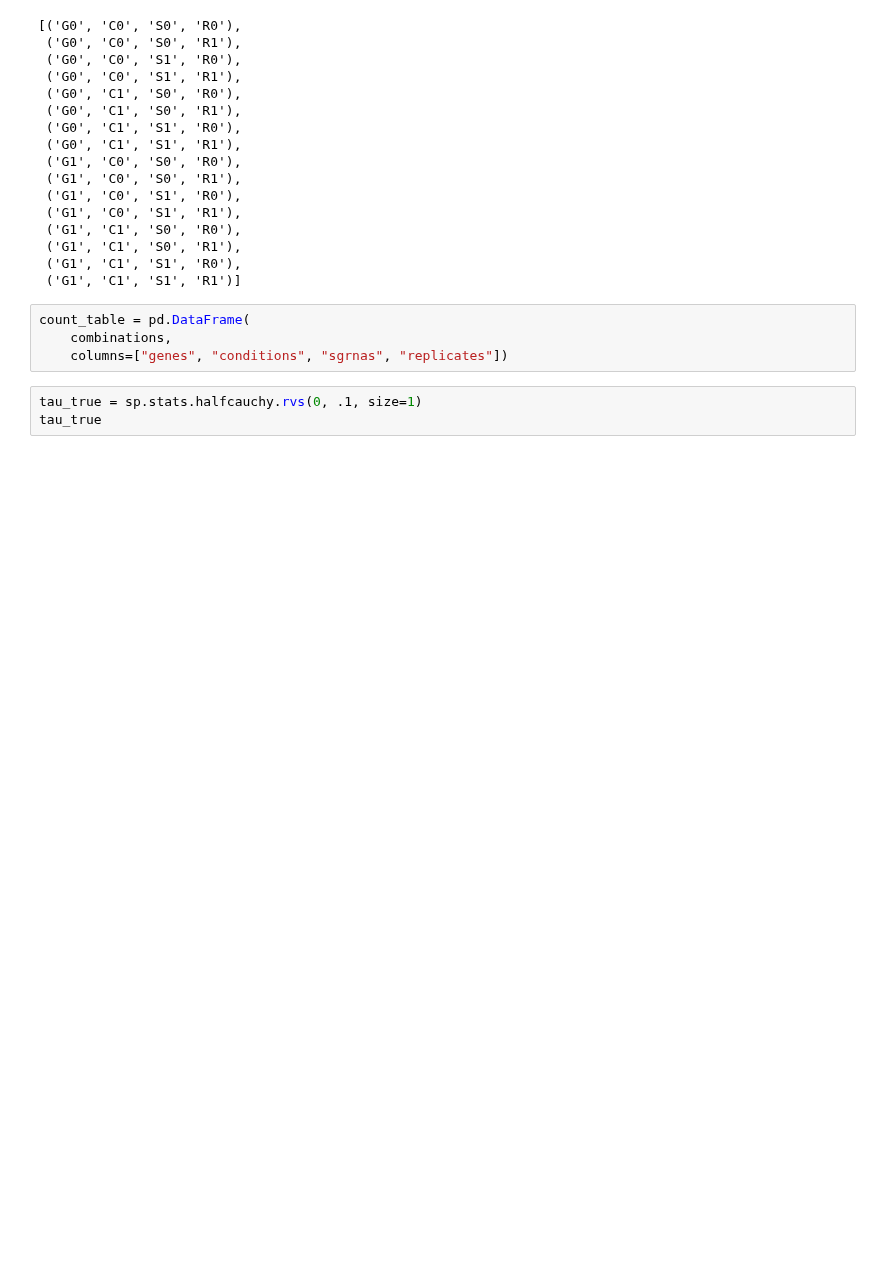
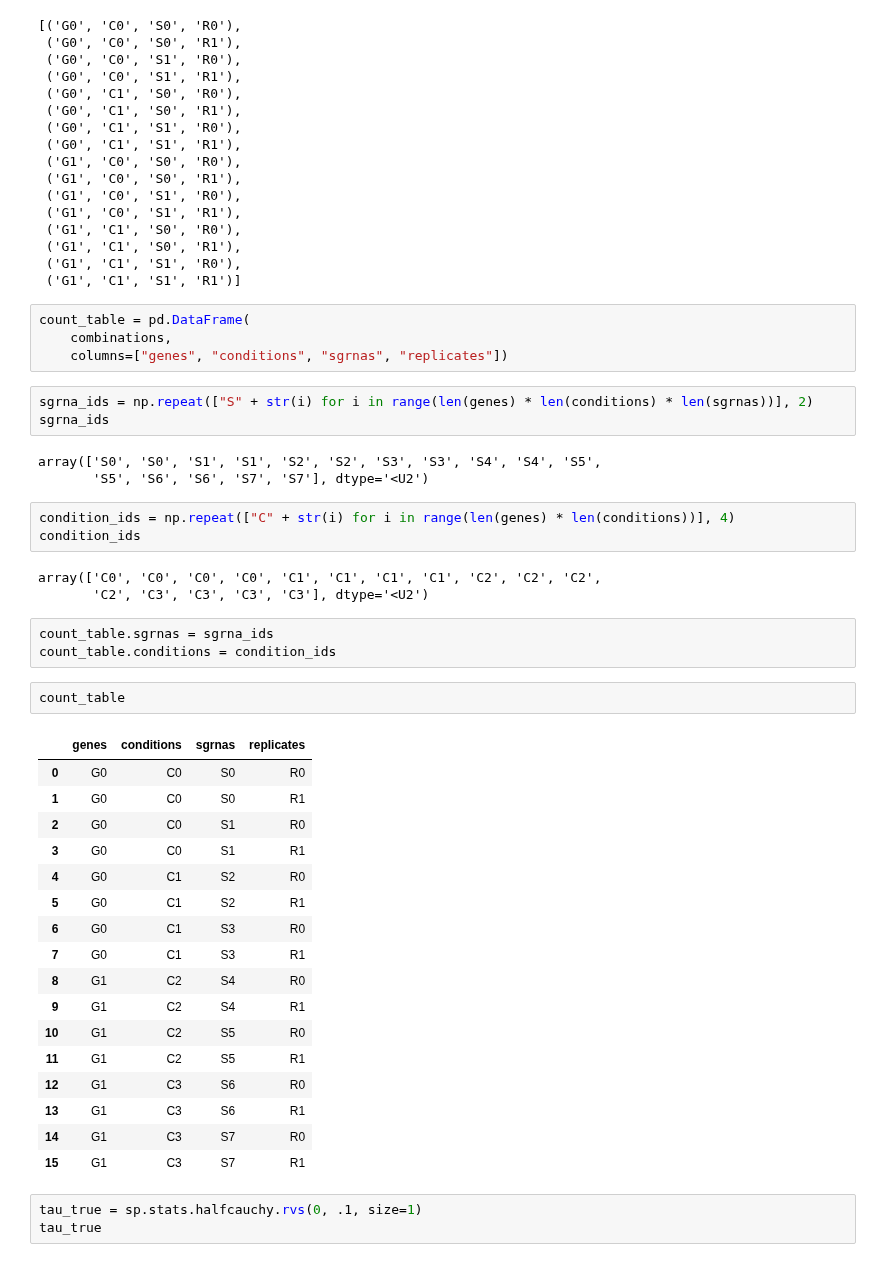
Before and after one commit to cbg-ethz/shm, a Jupyter notebook: analysis/03d-edward_models.ipynb, the cells around one changed output. Cells and saved outputs as stored; diff of their text form; blank space fills up the shorter version.

```diff
--- a/analysis/03d-edward_models.ipynb
+++ b/analysis/03d-edward_models.ipynb
@@ -75,6 +75,41 @@ combinations
 count_table = pd.DataFrame(
     combinations,
     columns=["genes", "conditions", "sgrnas", "replicates"])
+# %%
+sgrna_ids = np.repeat(["S" + str(i) for i in range(len(genes) * len(conditions) * len(sgrnas))], 2)
+sgrna_ids
+# %% [output]
+array(['S0', 'S0', 'S1', 'S1', 'S2', 'S2', 'S3', 'S3', 'S4', 'S4', 'S5',
+       'S5', 'S6', 'S6', 'S7', 'S7'], dtype='<U2')
+# %%
+condition_ids = np.repeat(["C" + str(i) for i in range(len(genes) * len(conditions))], 4)
+condition_ids
+# %% [output]
+array(['C0', 'C0', 'C0', 'C0', 'C1', 'C1', 'C1', 'C1', 'C2', 'C2', 'C2',
+       'C2', 'C3', 'C3', 'C3', 'C3'], dtype='<U2')
+# %%
+count_table.sgrnas = sgrna_ids
+count_table.conditions = condition_ids
+# %%
+count_table
+# %% [output]
+|  | genes | conditions | sgrnas | replicates |
+| 0 | G0 | C0 | S0 | R0 |
+| 1 | G0 | C0 | S0 | R1 |
+| 2 | G0 | C0 | S1 | R0 |
+| 3 | G0 | C0 | S1 | R1 |
+| 4 | G0 | C1 | S2 | R0 |
+| 5 | G0 | C1 | S2 | R1 |
+| 6 | G0 | C1 | S3 | R0 |
+| 7 | G0 | C1 | S3 | R1 |
+| 8 | G1 | C2 | S4 | R0 |
+| 9 | G1 | C2 | S4 | R1 |
+| 10 | G1 | C2 | S5 | R0 |
+| 11 | G1 | C2 | S5 | R1 |
+| 12 | G1 | C3 | S6 | R0 |
+| 13 | G1 | C3 | S6 | R1 |
+| 14 | G1 | C3 | S7 | R0 |
+| 15 | G1 | C3 | S7 | R1 |
 # %%
 tau_true = sp.stats.halfcauchy.rvs(0, .1, size=1)
 tau_true
```
Also changed, not shown: parts of 26 cells of this notebook, 1 other file.
